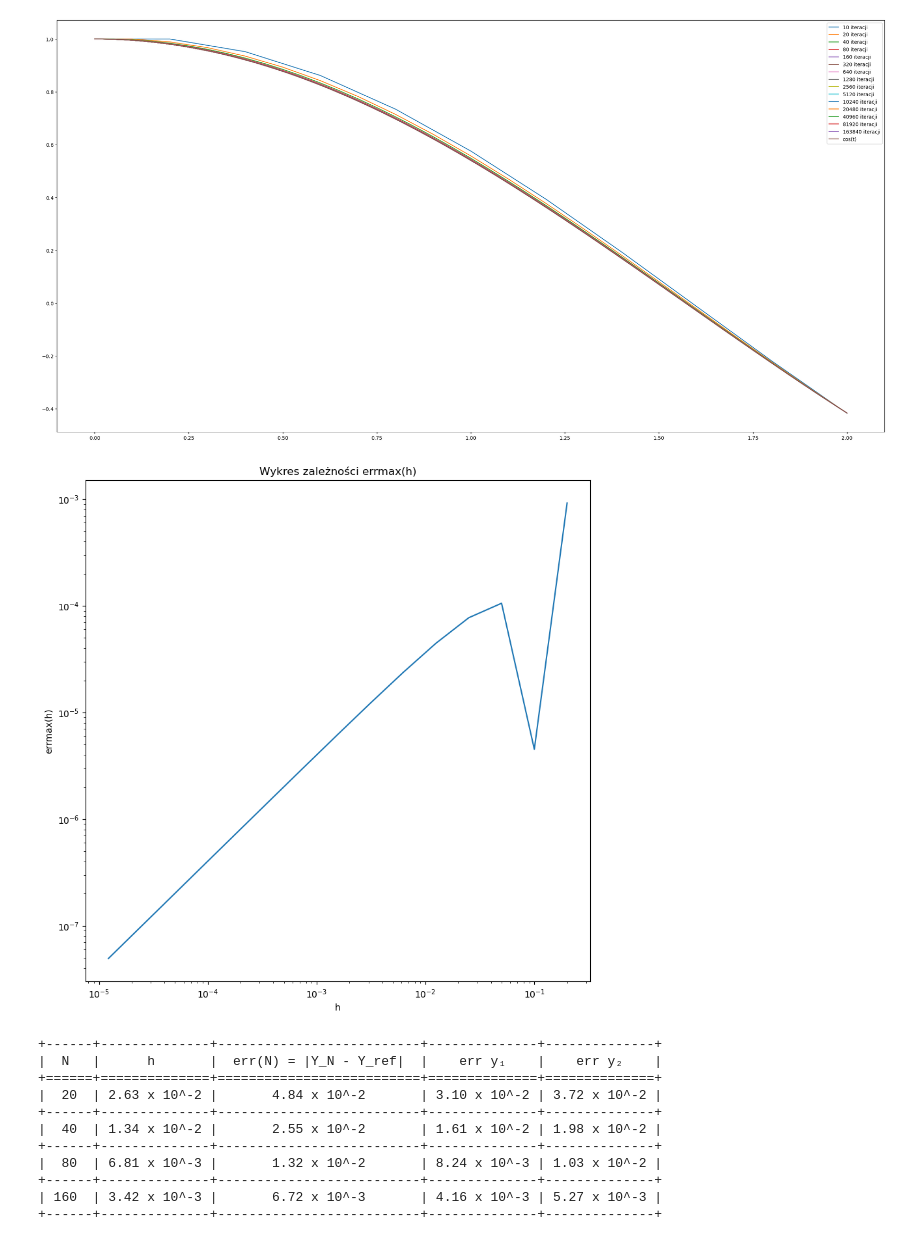
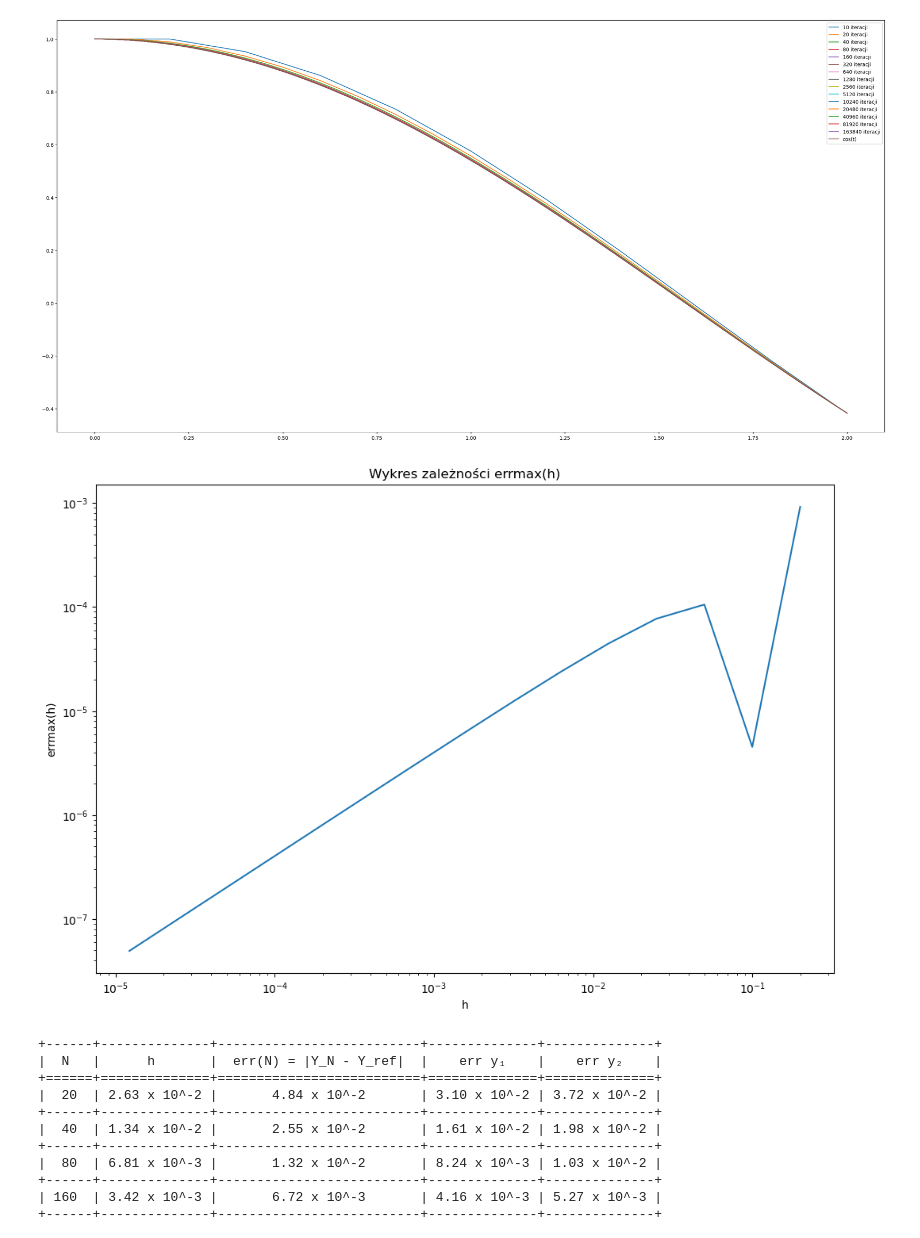
Before and after one commit to maksdebowski/MNdRRz, a Jupyter notebook: MNRRZ2025_Baranek_Konrad_zad1.ipynb, the cells around one changed output. Cells and saved outputs as stored; diff of their text form; code cells hidden in the pictures.

```diff
--- a/MNRRZ2025_Baranek_Konrad_zad1.ipynb
+++ b/MNRRZ2025_Baranek_Konrad_zad1.ipynb
@@ -101,16 +101,16 @@ print(tabulate(results, headers='keys', tablefmt='grid', numalign='center', stra
 +--------+--------------+---------------------------+--------------+---------------+
 [figure]
 # %%
-plt.figure(figsize=(10,10))
+plt.figure(figsize=(12,8))
 plt.plot(res['h'], res['err(N) = |x_N - cos(2)|'])
 plt.yscale('log')
 plt.xscale('log')
 plt.title("Wykres zależności errmax(h)")
 plt.xlabel('h')
 plt.ylabel('errmax(h)')
 plt.show()
 # %% [output]
-[figure, old version]
+[figure, new version]
 # %%
 def van_der_pol_prim(y, t, epsilon):
     y1, y2 = y
```
